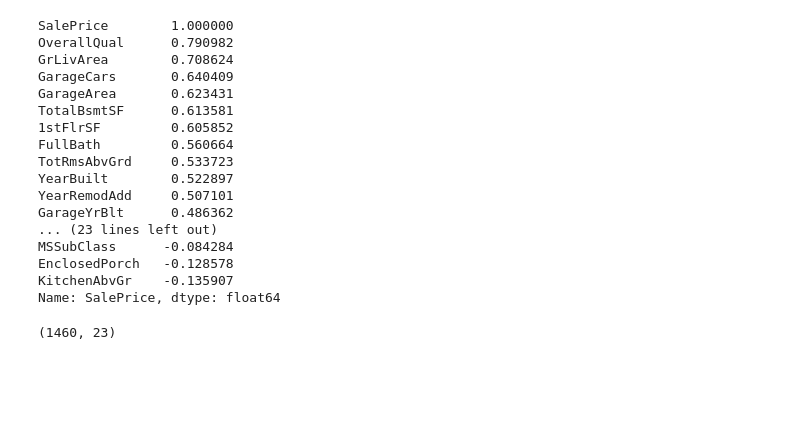
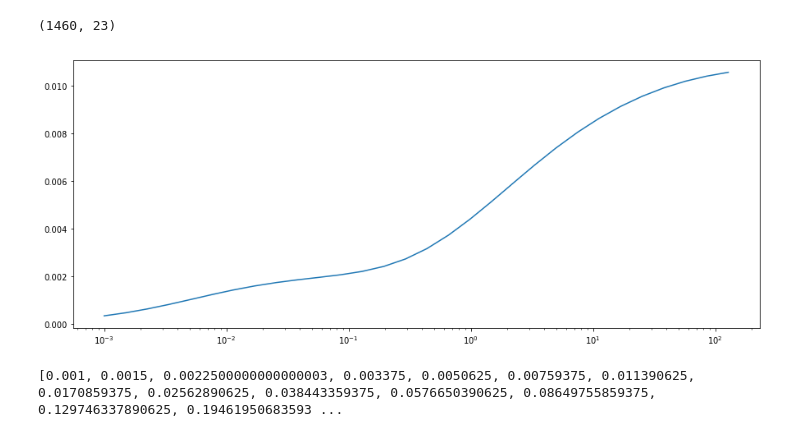
Before and after one commit to jsigee87/Data-Science-Lab-ee379k, a Jupyter notebook: lab4/src/problem4.ipynb, the cells around one changed output. Cells and saved outputs as stored; diff of their text form; code cells hidden in the pictures; blank space fills up the shorter version.

```diff
--- a/lab4/src/problem4.ipynb
+++ b/lab4/src/problem4.ipynb
@@ -30,3 +30,7 @@ prices = pd.DataFrame({'price':train_data["SalePrice"],"log(price+1)":np.log1p(t
 #x_train.hist(figsize=(18,14))
 #plt.show()
 #train_data.columns
+# %%
+train_trimmed.shape
+# %% [output]
+(1460, 23)
@@ -33,3 +99,47 @@ prices = pd.DataFrame({'price':train_data["SalePrice"],"log(price+1)":np.log1p(t
+# %%
+#########################################################
+# Prep the data
+########################################################
+#log transform the target:
+train_data["SalePrice"] = np.log1p(train_data["SalePrice"])
+
+#log transform skewed numeric features:
+numeric_feats = all_data.dtypes[all_data.dtypes != "object"].index
+
+skewed_feats = train_data[numeric_feats].apply(lambda x: skew(x.dropna())) #compute skewness
+skewed_feats = skewed_feats[skewed_feats > 0.75]
+skewed_feats = skewed_feats.index
+
+all_data[skewed_feats] = np.log1p(all_data[skewed_feats])
+all_data = pd.get_dummies(all_data)
+
+## Remove columns with more than 100 nans
+toomanynans = all_data.isnull().sum() < 100
+all_data = all_data[toomanynans.index[toomanynans]]
+
+## Remove non int non float columns
+# = pd.DataFrame(train_data_copy.select_dtypes(include=['float64', 'int64']))
+
+## Fill rest with average
+all_data = all_data.fillna(all_data.mean())
+# %%
+num_alphas = 30
+alphas = [0.001*1.5**x for x in range(num_alphas)]
+
+rmses = []
+#train_data_copy = train_data.copy()
+
+for alpha in alphas:
+    temp_copy = all_data.copy()
+    rmses.append(trainModel(temp_copy, alpha, model='Ridge'))
+# %%
+_ = plt.semilogx(alphas, rmses)
+# %% [output]
+[figure, added]
+# %%
+print(alphas)
+# %% [output]
+[0.001, 0.0015, 0.0022500000000000003, 0.003375, 0.0050625, 0.00759375, 0.011390625, 0.0170859375, 0.02562890625, 0.038443359375, 0.0576650390625, 0.08649755859375, 0.129746337890625, 0.19461950683593 ...
 # %%
 ###########################################################
 # Remove columns that have low correlation
@@ -68,25 +178,3 @@ train_trimmed = train_trimmed.fillna(train_trimmed.mean())
 # Graveyard
 #train_trimmed.drop([columns.index[columns]], axis=1, inplace=True) #| corr_matrix["SalePrice"] < 0.1
 #train_trimmed.drop([train_trimmed[co]])
-# %% [output]
-SalePrice        1.000000
-OverallQual      0.790982
-GrLivArea        0.708624
-GarageCars       0.640409
-GarageArea       0.623431
-TotalBsmtSF      0.613581
-1stFlrSF         0.605852
-FullBath         0.560664
-TotRmsAbvGrd     0.533723
-YearBuilt        0.522897
-YearRemodAdd     0.507101
-GarageYrBlt      0.486362
-... (23 lines left out)
-MSSubClass      -0.084284
-EnclosedPorch   -0.128578
-KitchenAbvGr    -0.135907
-Name: SalePrice, dtype: float64
-# %%
-train_trimmed.shape
-# %% [output]
-(1460, 23)
```
Also changed, not shown: parts of 6 cells of this notebook, 3 other files.
